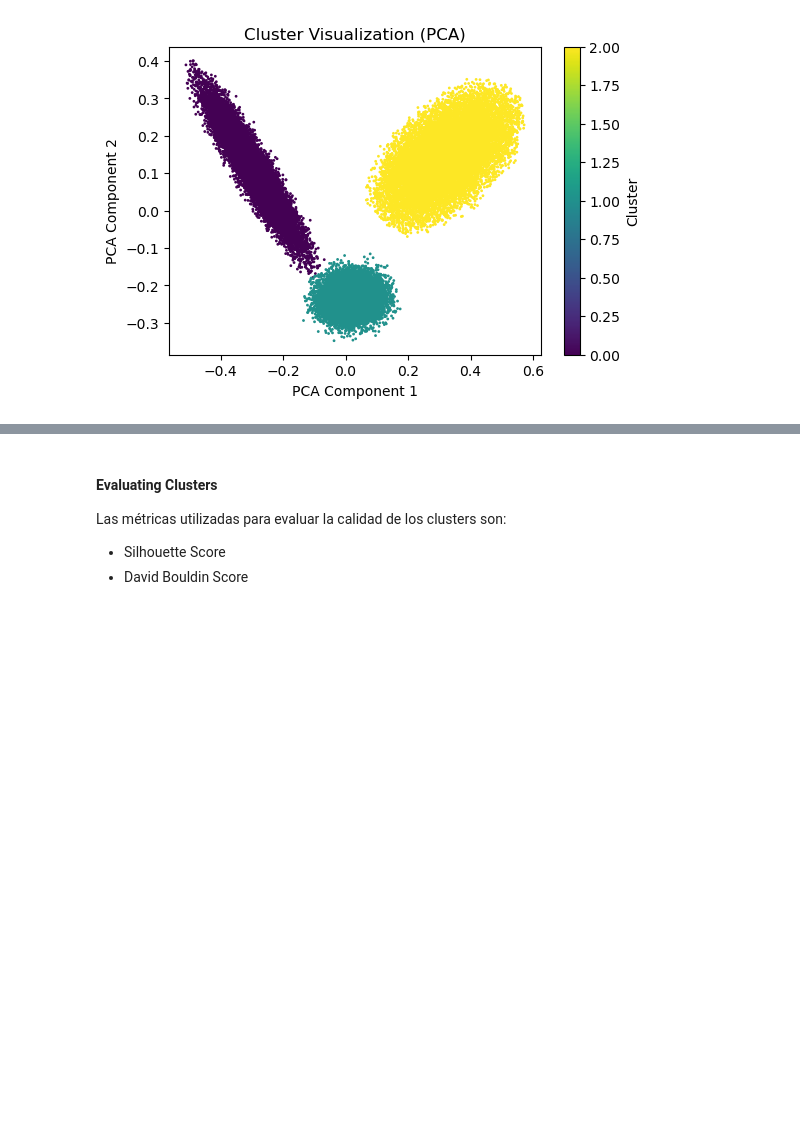
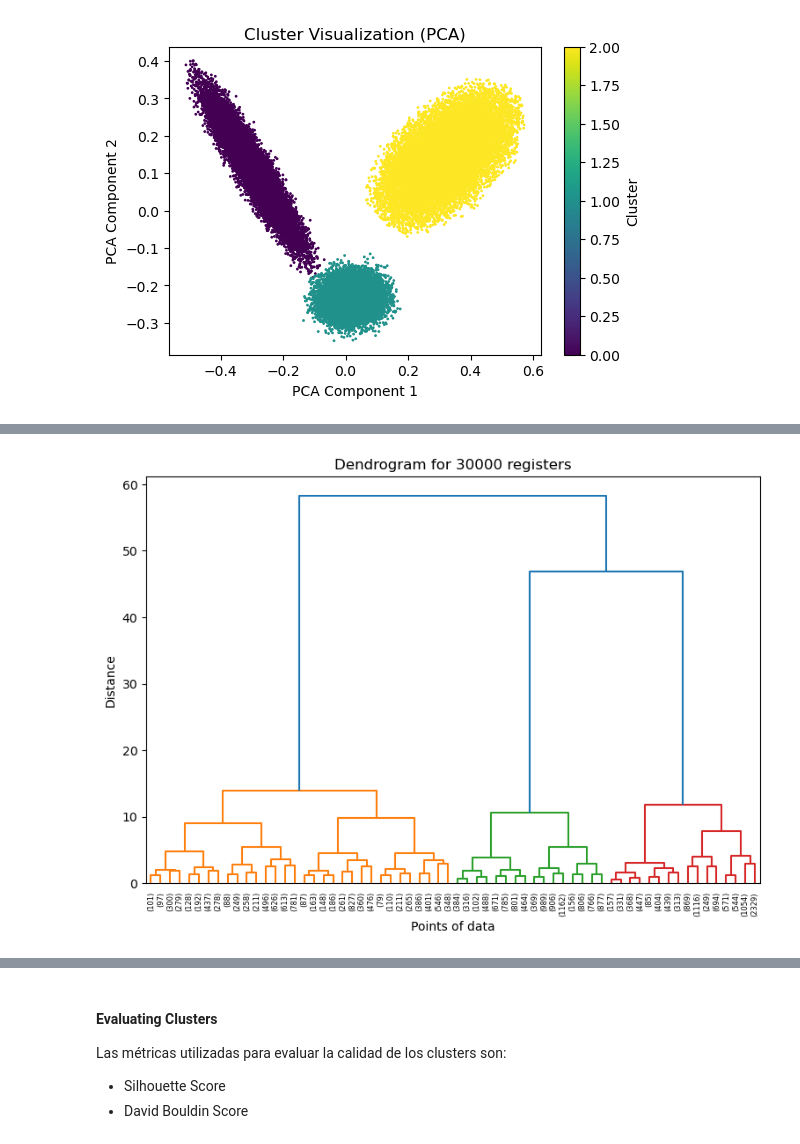
Before and after one commit to davexat/Client_Segmentation_Dashboard, a Jupyter notebook: notebooks/3.0_dsb_clustering_implementation.ipynb, the cells around one changed output, grey strips where cells are left out. Saved outputs shown, nothing was run; the diff lists cells and outputs as text; code cells hidden in the pictures; blank space fills up the shorter version.

```diff
--- a/notebooks/3.0_dsb_clustering_implementation.ipynb
+++ b/notebooks/3.0_dsb_clustering_implementation.ipynb
@@ -213,0 +233,16 @@ visualize_clusters(scaled_db, df_dbscan, "cluster")
+# %%
+df_agglom = df.copy()
+sample_size = 30000
+random_indexes = np.random.choice(df_scaled.shape[0], sample_size, replace=False)
+scaled_ag = df_scaled.iloc[random_indexes]
+df_agglom = df_agglom.iloc[random_indexes]
+# %%
+linked_sample = linkage(scaled_ag, method='ward')
+plt.figure(figsize=(9, 6))
+dendrogram(linked_sample, truncate_mode='level', p=5)
+plt.title(f'Dendrogram for {sample_size} registers')
+plt.xlabel('Points of data')
+plt.ylabel('Distance')
+plt.show()
+# %% [output]
+[figure, added]
```
Also changed, not shown: parts of 20 cells of this notebook, 1 other file.
